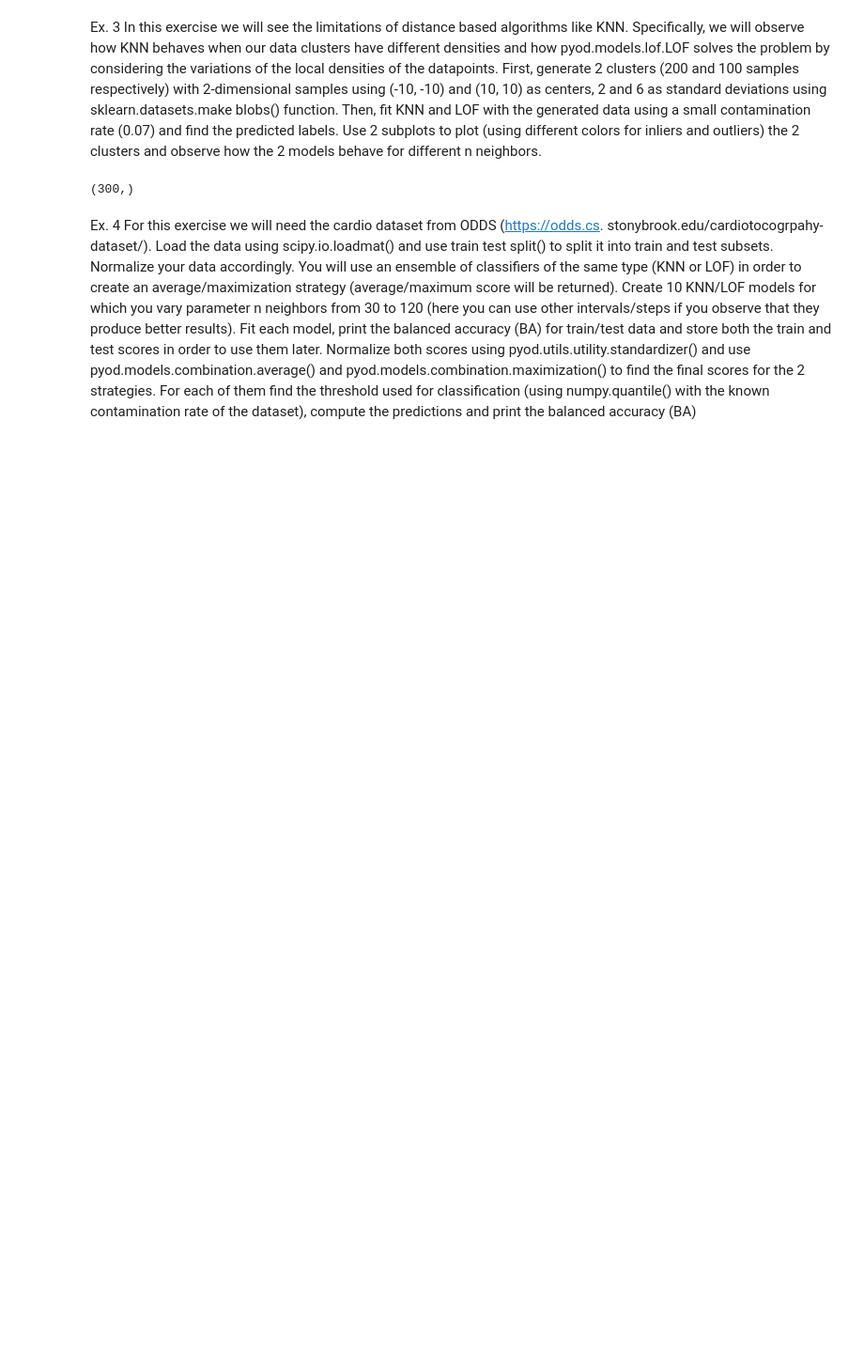
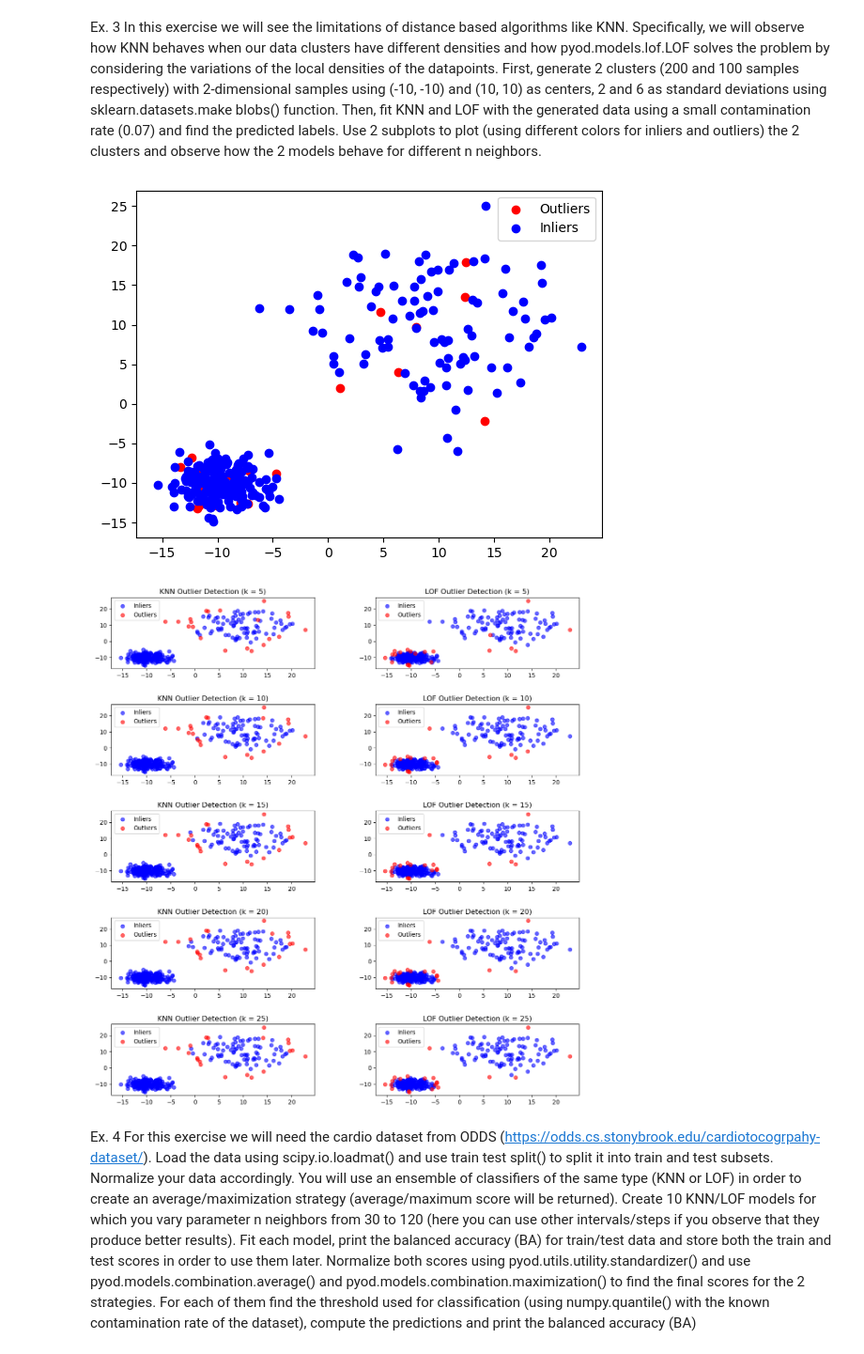
Before and after one commit to AndriciucAndreeaCristina/anomaly_detection, a Jupyter notebook: lab2.ipynb, the cells around one changed output. Shown at 94% size. Cells and saved outputs as stored; diff of their text form; code cells hidden in the pictures; blank space fills up the shorter version.

```diff
--- a/lab2.ipynb
+++ b/lab2.ipynb
@@ -158,14 +163,57 @@ sklearn.datasets.make blobs() function. Then, fit KNN and LOF with the
 generated data using a small contamination rate (0.07) and find the predicted
 labels. Use 2 subplots to plot (using different colors for inliers and outliers) the
 2 clusters and observe how the 2 models behave for different n neighbors.
-# %%
-from sklearn.datasets import make_blobs
-from pyod.models.lof import LOF
-
-X, y = make_blobs(n_samples=[200, 100], n_features=2, centers=[[-10,-10], [10, 10]], cluster_std=[2.0, 6.0])
-clf = LOF()
-clf.fit(X_train)
-# %% [output]
-(300,)
+# %%
+from sklearn.datasets import make_blobs
+from pyod.models.lof import LOF
+
+X, y = make_blobs(n_samples=[200, 100], n_features=2, centers=[(-10,-10), (10, 10)], cluster_std=[2.0, 6.0])
+
+k_values = [5, 10, 15, 20, 25]
+contamination = 0.07
+
+X_outliers = []
+X_inliers = []
+
+for i, sample in enumerate(X):
+    if y_train[i] == 1:
+        X_outliers.append(sample)
+    else:
+        X_inliers.append(sample)
+
+X_inliers = np.array(X_inliers)
+X_outliers = np.array(X_outliers)
+plt.scatter(X_outliers[:, 0], X_outliers[:, 1], c='red', label = "Outliers")
+plt.scatter(X_inliers[:, 0], X_inliers[:, 1], c='blue', label = "Inliers")
+plt.legend()
+plt.show()
+
+fig, axes = plt.subplots(len(k_values), 2, figsize=(14, len(k_values) * 3))
+plt.subplots_adjust(hspace=0.5, wspace=0.3)
+
+for i, k in enumerate(k_values):
+    knn_pyod = KNN(n_neighbors=k, contamination=contamination)
+    knn_pyod.fit(X)
+    knn_outliers= knn_pyod.labels_
+
+    lof_pyod = LOF(n_neighbors=k, contamination=contamination)
+    lof_pyod.fit(X)
+    lof_outliers = lof_pyod.labels_
+
+    axes[i, 0].scatter(X[knn_outliers == 0][:, 0], X[knn_outliers == 0][:, 1], c='blue', label="Inliers", alpha=0.6)
+    axes[i, 0].scatter(X[knn_outliers == 1][:, 0], X[knn_outliers == 1][:, 1], c='red', label="Outliers", alpha=0.6)
+    axes[i, 0].set_title(f"KNN Outlier Detection (k = {k})")
+    axes[i, 0].legend()
+
+    axes[i, 1].scatter(X[lof_outliers == 0][:, 0], X[lof_outliers == 0][:, 1], c='blue', label="Inliers", alpha=0.6)
+    axes[i, 1].scatter(X[lof_outliers == 1][:, 0], X[lof_outliers == 1][:, 1], c='red', label="Outliers", alpha=0.6)
+    axes[i, 1].set_title(f"LOF Outlier Detection (k = {k})")
+    axes[i, 1].legend()
+
+
+plt.show()
+# %% [output]
+[figure, added]
+[figure, added]
 # %% [markdown]
 Ex. 4
```
Also changed, not shown: parts of 2 cells of this notebook.
